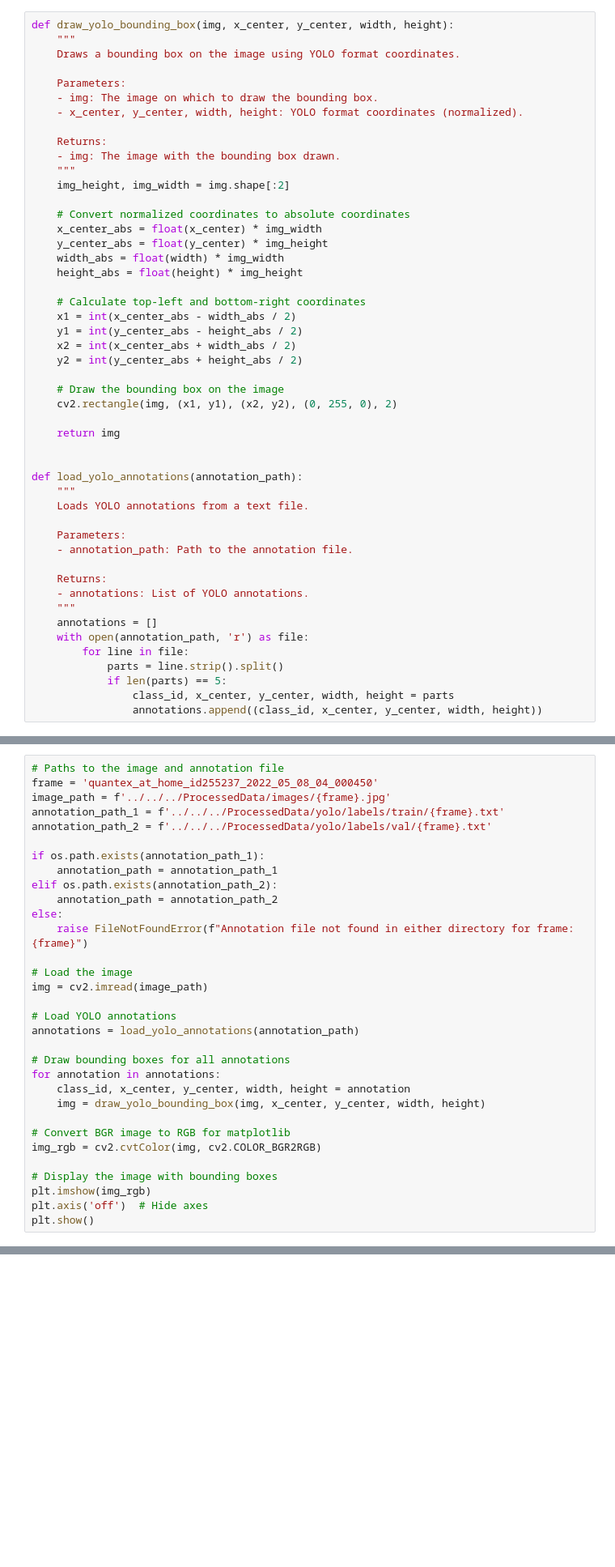
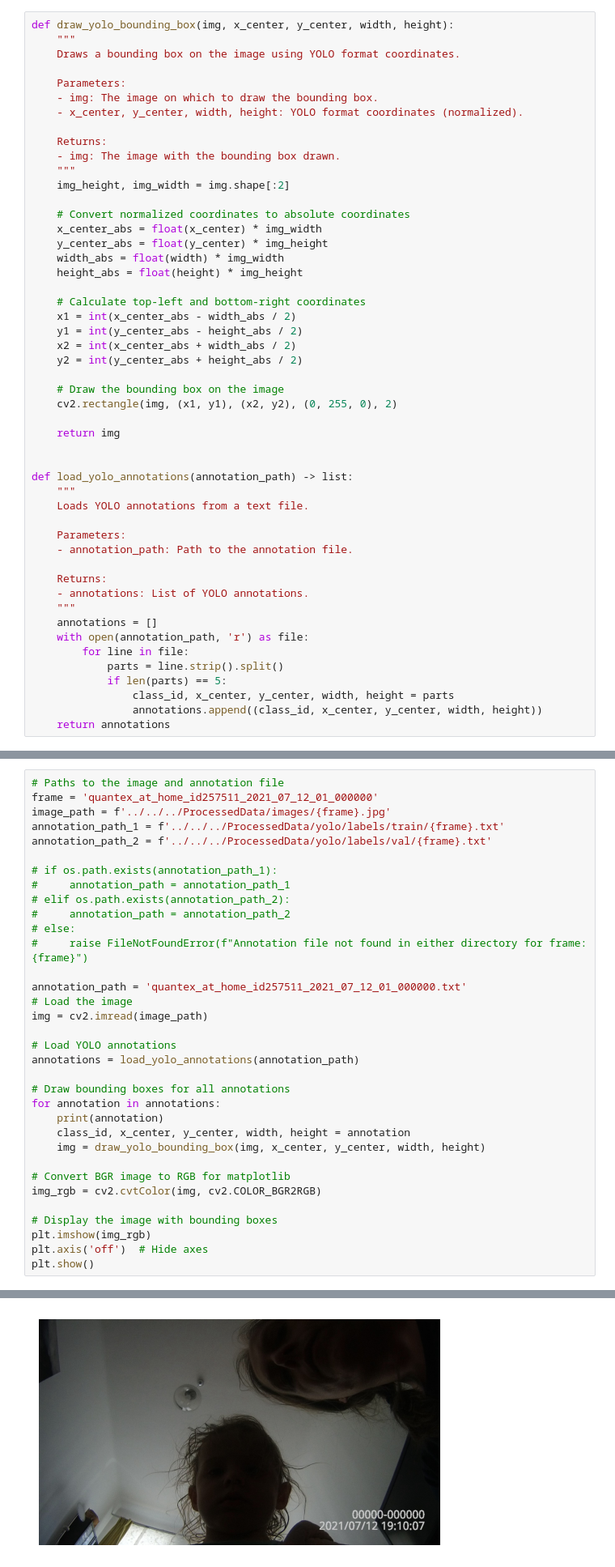
Before and after one commit to neleSuffo/naturalistic-social-analysis, a Jupyter notebook: notebooks/annotation_visualization.ipynb, the cells around one changed output, grey strips where cells are left out. Shown at 81% size. Cells and saved outputs as stored; diff of their text form; blank space fills up the shorter version.

```diff
--- a/notebooks/annotation_visualization.ipynb
+++ b/notebooks/annotation_visualization.ipynb
@@ -34,7 +34,7 @@ def draw_yolo_bounding_box(img, x_center, y_center, width, height):
     return img
 
 
-def load_yolo_annotations(annotation_path):
+def load_yolo_annotations(annotation_path) -> list:
     """
     Loads YOLO annotations from a text file.
 
@@ -51,3 +51,4 @@ def load_yolo_annotations(annotation_path):
             if len(parts) == 5:
                 class_id, x_center, y_center, width, height = parts
                 annotations.append((class_id, x_center, y_center, width, height))
+    return annotations
@@ -54,17 +64,18 @@ def load_yolo_annotations(annotation_path):
 # %%
 # Paths to the image and annotation file
-frame = 'quantex_at_home_id255237_2022_05_08_04_000450'
+frame = 'quantex_at_home_id257511_2021_07_12_01_000000'
 image_path = f'../../../ProcessedData/images/{frame}.jpg'
 annotation_path_1 = f'../../../ProcessedData/yolo/labels/train/{frame}.txt'
 annotation_path_2 = f'../../../ProcessedData/yolo/labels/val/{frame}.txt'
 
-if os.path.exists(annotation_path_1):
-    annotation_path = annotation_path_1
-elif os.path.exists(annotation_path_2):
-    annotation_path = annotation_path_2
-else:
-    raise FileNotFoundError(f"Annotation file not found in either directory for frame: {frame}")
+# if os.path.exists(annotation_path_1):
+#     annotation_path = annotation_path_1
+# elif os.path.exists(annotation_path_2):
+#     annotation_path = annotation_path_2
+# else:
+#     raise FileNotFoundError(f"Annotation file not found in either directory for frame: {frame}")
 
+annotation_path = 'quantex_at_home_id257511_2021_07_12_01_000000.txt'
 # Load the image
 img = cv2.imread(image_path)
 
@@ -73,6 +84,7 @@ annotations = load_yolo_annotations(annotation_path)
 
 # Draw bounding boxes for all annotations
 for annotation in annotations:
+    print(annotation)
     class_id, x_center, y_center, width, height = annotation
     img = draw_yolo_bounding_box(img, x_center, y_center, width, height)
 
@@ -83,3 +95,4 @@ img_rgb = cv2.cvtColor(img, cv2.COLOR_BGR2RGB)
 plt.imshow(img_rgb)
 plt.axis('off')  # Hide axes
 plt.show()
+# %% [output]
@@ -85,0 +100 @@ plt.show()
+[figure, added]
```
Also changed, not shown: parts of 8 cells of this notebook, 6 other files.
